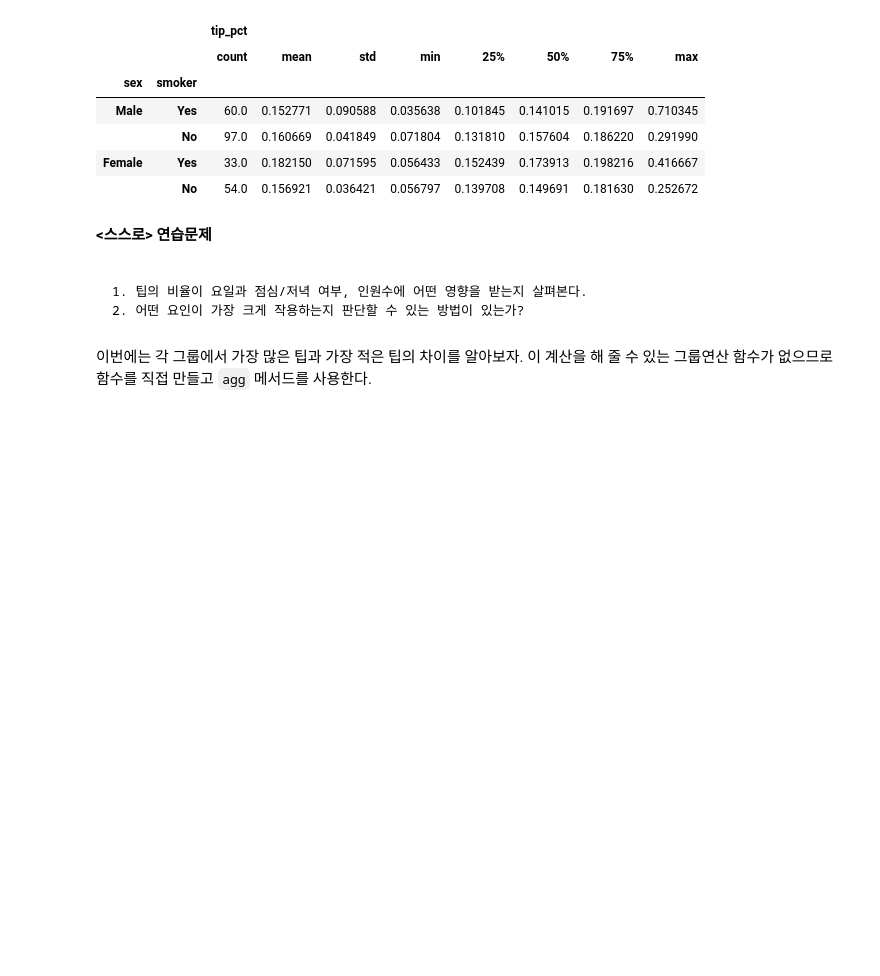
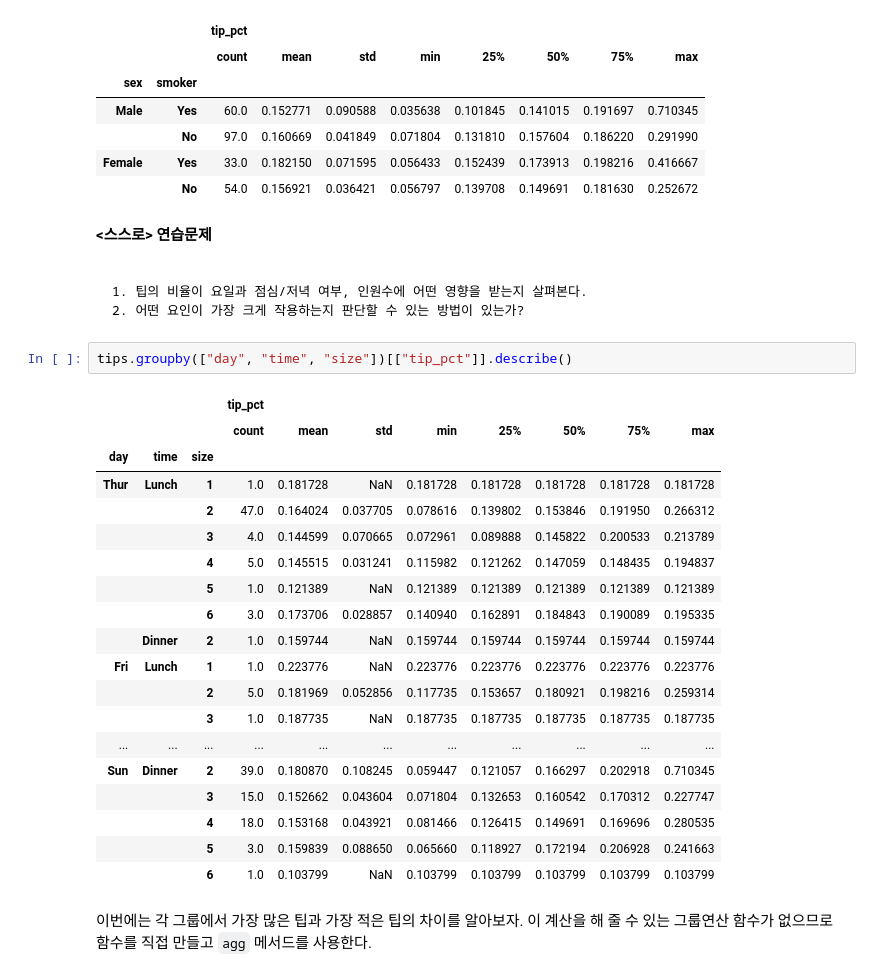
Before and after one commit to SWeat-python-weekend-study/Yeongbeom-Song, a Jupyter notebook: 210227-4.ipynb, the cells around one changed output. Saved outputs shown, nothing was run; the diff lists cells and outputs as text; blank space fills up the shorter version.

`````diff
--- a/210227-4.ipynb
+++ b/210227-4.ipynb
@@ -582,6 +599,28 @@ tips.groupby(["sex", "smoker"])[["tip_pct"]].describe()
 1. 팁의 비율이 요일과 점심/저녁 여부, 인원수에 어떤 영향을 받는지 살펴본다.
 2. 어떤 요인이 가장 크게 작용하는지 판단할 수 있는 방법이 있는가?
 ````
+# %%
+tips.groupby(["day", "time", "size"])[["tip_pct"]].describe()
+# %% [output]
+|  |  |  | tip_pct |  |  |  |  |  |  |  |
+|  |  |  | count | mean | std | min | 25% | 50% | 75% | max |
+| day | time | size |  |  |  |  |  |  |  |  |
+| Thur | Lunch | 1 | 1.0 | 0.181728 | NaN | 0.181728 | 0.181728 | 0.181728 | 0.181728 | 0.181728 |
+|  |  | 2 | 47.0 | 0.164024 | 0.037705 | 0.078616 | 0.139802 | 0.153846 | 0.191950 | 0.266312 |
+|  |  | 3 | 4.0 | 0.144599 | 0.070665 | 0.072961 | 0.089888 | 0.145822 | 0.200533 | 0.213789 |
+|  |  | 4 | 5.0 | 0.145515 | 0.031241 | 0.115982 | 0.121262 | 0.147059 | 0.148435 | 0.194837 |
+|  |  | 5 | 1.0 | 0.121389 | NaN | 0.121389 | 0.121389 | 0.121389 | 0.121389 | 0.121389 |
+|  |  | 6 | 3.0 | 0.173706 | 0.028857 | 0.140940 | 0.162891 | 0.184843 | 0.190089 | 0.195335 |
+|  | Dinner | 2 | 1.0 | 0.159744 | NaN | 0.159744 | 0.159744 | 0.159744 | 0.159744 | 0.159744 |
+| Fri | Lunch | 1 | 1.0 | 0.223776 | NaN | 0.223776 | 0.223776 | 0.223776 | 0.223776 | 0.223776 |
+|  |  | 2 | 5.0 | 0.181969 | 0.052856 | 0.117735 | 0.153657 | 0.180921 | 0.198216 | 0.259314 |
+|  |  | 3 | 1.0 | 0.187735 | NaN | 0.187735 | 0.187735 | 0.187735 | 0.187735 | 0.187735 |
+| ... | ... | ... | ... | ... | ... | ... | ... | ... | ... | ... |
+| Sun | Dinner | 2 | 39.0 | 0.180870 | 0.108245 | 0.059447 | 0.121057 | 0.166297 | 0.202918 | 0.710345 |
+|  |  | 3 | 15.0 | 0.152662 | 0.043604 | 0.071804 | 0.132653 | 0.160542 | 0.170312 | 0.227747 |
+|  |  | 4 | 18.0 | 0.153168 | 0.043921 | 0.081466 | 0.126415 | 0.149691 | 0.169696 | 0.280535 |
+|  |  | 5 | 3.0 | 0.159839 | 0.088650 | 0.065660 | 0.118927 | 0.172194 | 0.206928 | 0.241663 |
+|  |  | 6 | 1.0 | 0.103799 | NaN | 0.103799 | 0.103799 | 0.103799 | 0.103799 | 0.103799 |
 # %% [markdown]
 이번에는 각 그룹에서 가장 많은 팁과 가장 적은 팁의 차이를 알아보자. 이 계산을 해 줄 수 있는 그룹연산 함수가 없으므로 함수를 직접 만들고 `agg` 메서드를 사용한다.
 # %%
`````
Also changed, not shown: parts of 3 cells of this notebook.
